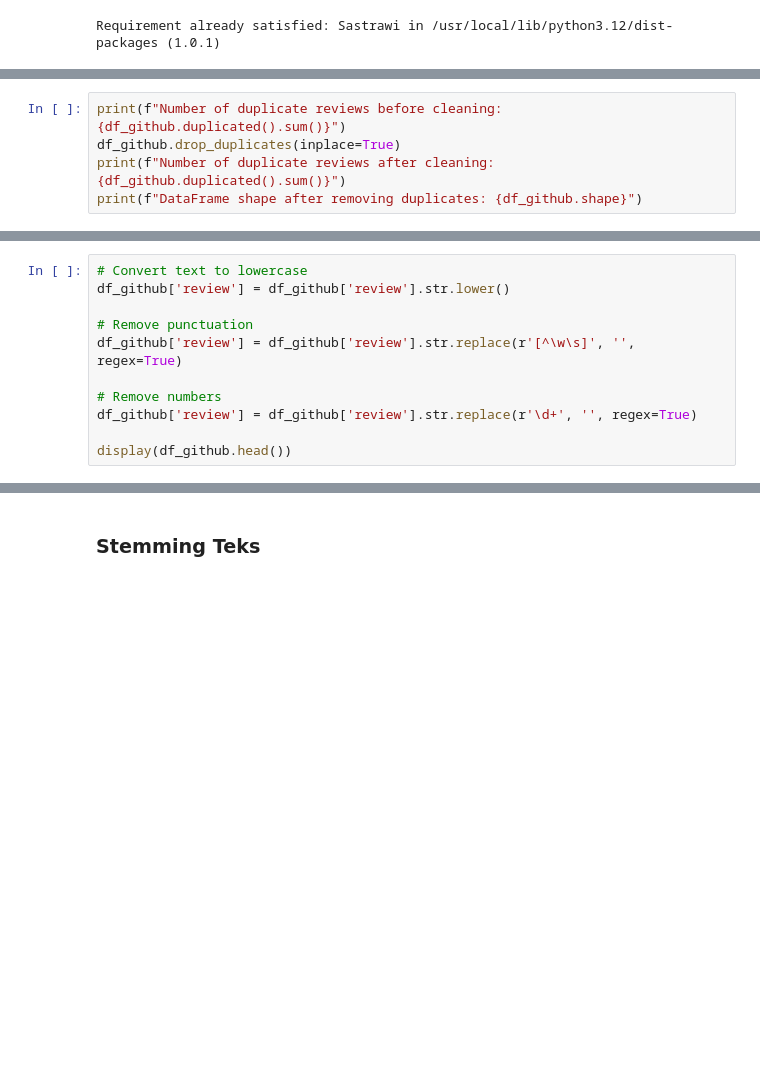
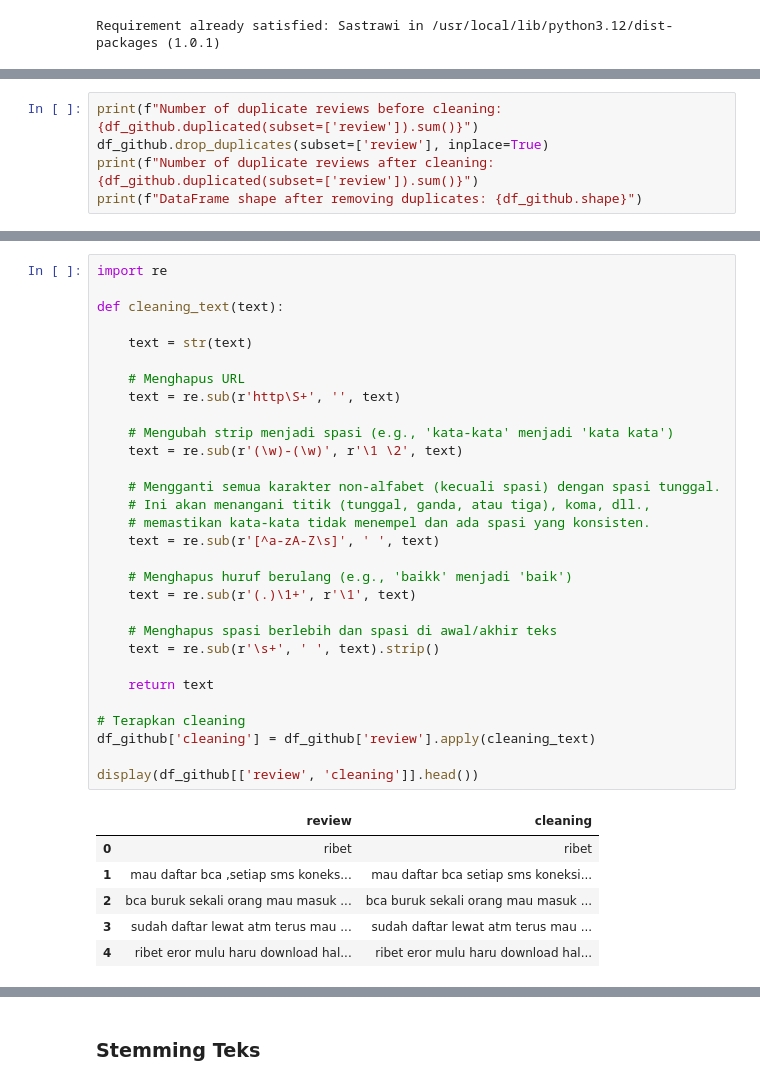
Before and after one commit to prlputriih/machine_learning, a Jupyter notebook: Machine_Learning.ipynb, the cells around one changed output, grey strips where cells are left out. Cells and saved outputs as stored; diff of their text form; blank space fills up the shorter version.

```diff
--- a/Machine_Learning.ipynb
+++ b/Machine_Learning.ipynb
@@ -67,6 +71,6 @@ dtype: int64
 # %%
-print(f"Number of duplicate reviews before cleaning: {df_github.duplicated().sum()}")
-df_github.drop_duplicates(inplace=True)
-print(f"Number of duplicate reviews after cleaning: {df_github.duplicated().sum()}")
+print(f"Number of duplicate reviews before cleaning: {df_github.duplicated(subset=['review']).sum()}")
+df_github.drop_duplicates(subset=['review'], inplace=True)
+print(f"Number of duplicate reviews after cleaning: {df_github.duplicated(subset=['review']).sum()}")
 print(f"DataFrame shape after removing duplicates: {df_github.shape}")
 # %% [output]
@@ -76,11 +79,0 @@ DataFrame shape after removing duplicates: (2589, 1)
-# %%
-# Convert text to lowercase
-df_github['review'] = df_github['review'].str.lower()
-
-# Remove punctuation
-df_github['review'] = df_github['review'].str.replace(r'[^\w\s]', '', regex=True)
-
-# Remove numbers
-df_github['review'] = df_github['review'].str.replace(r'\d+', '', regex=True)
-
-display(df_github.head())
@@ -100,0 +110,37 @@ dtype: int64
+# %%
+import re
+
+def cleaning_text(text):
+
+    text = str(text)
+
+    # Menghapus URL
+    text = re.sub(r'http\S+', '', text)
+
+    # Mengubah strip menjadi spasi (e.g., 'kata-kata' menjadi 'kata kata')
+    text = re.sub(r'(\w)-(\w)', r'\1 \2', text)
+
+    # Mengganti semua karakter non-alfabet (kecuali spasi) dengan spasi tunggal.
+    # Ini akan menangani titik (tunggal, ganda, atau tiga), koma, dll.,
+    # memastikan kata-kata tidak menempel dan ada spasi yang konsisten.
+    text = re.sub(r'[^a-zA-Z\s]', ' ', text)
+
+    # Menghapus huruf berulang (e.g., 'baikk' menjadi 'baik')
+    text = re.sub(r'(.)\1+', r'\1', text)
+
+    # Menghapus spasi berlebih dan spasi di awal/akhir teks
+    text = re.sub(r'\s+', ' ', text).strip()
+
+    return text
+
+# Terapkan cleaning
+df_github['cleaning'] = df_github['review'].apply(cleaning_text)
+
+display(df_github[['review', 'cleaning']].head())
+# %% [output]
+|  | review | cleaning |
+| 0 | ribet | ribet |
+| 1 | mau daftar bca ,setiap sms koneks... | mau daftar bca setiap sms koneksi... |
+| 2 | bca buruk sekali orang mau masuk ... | bca buruk sekali orang mau masuk ... |
+| 3 | sudah daftar lewat atm terus mau ... | sudah daftar lewat atm terus mau ... |
+| 4 | ribet eror mulu haru download hal... | ribet eror mulu haru download hal... |
```
Also changed, not shown: parts of 54 cells of this notebook.
